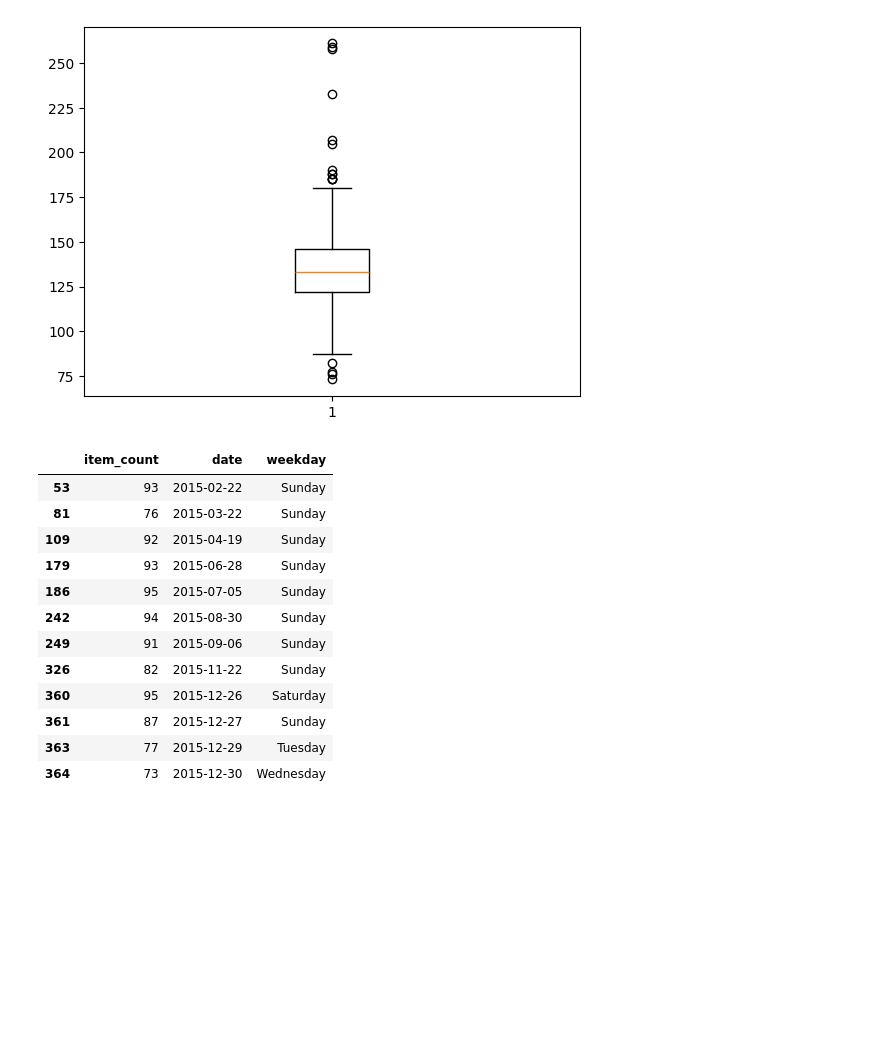
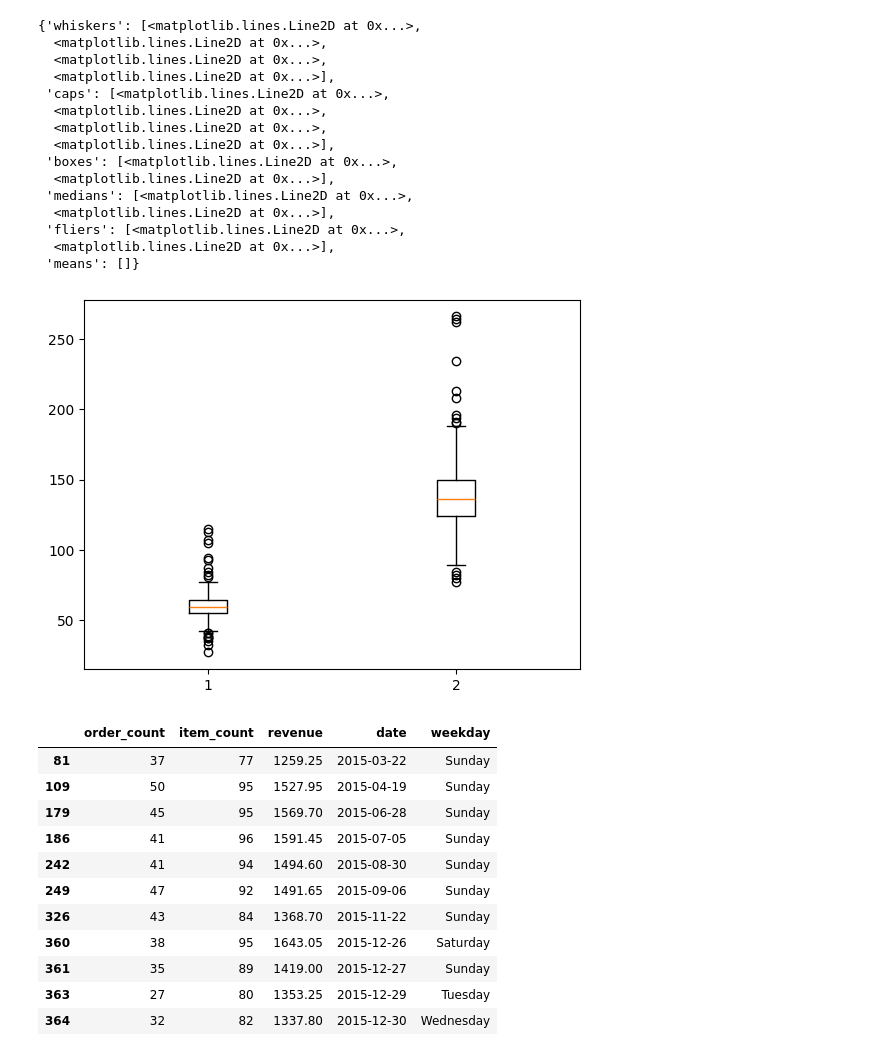
Before and after one commit to spencers145/pizza-study, a Jupyter notebook: study.ipynb, the cells around one changed output. Cells and saved outputs as stored; diff of their text form; code cells hidden in the pictures; blank space fills up the shorter version.

Commit message:
Examine Popular Days and Weekday Popularity

```diff
--- a/study.ipynb
+++ b/study.ipynb
@@ -50,16 +56,22 @@ pyplot.xticks([0, 60, 121, 182, 244, 305], ["January", "March", "May", "July", "
 # %%
 #let's find some outliers
-pyplot.boxplot(x = daily_sales["item_count"])
+pyplot.boxplot(x = [daily_sales["order_count"], daily_sales["item_count"]])
 
-#this looks exceptionally normal/symmetrical around the inner 90% of values
-#proceed to find outliers via 2IQR method
-q_25 = daily_sales["item_count"].quantile(0.25)
-q_75 = daily_sales["item_count"].quantile(0.75)
-
-iqr = q_75 - q_25
-q_50 = daily_sales["item_count"].quantile(0.5)
-
-high_days = daily_sales[daily_sales["item_count"] > q_50 + 1.5*iqr]
-low_days = daily_sales[daily_sales["item_count"] < q_50 - 1.5*iqr]
+#this looks very normal/symmetrical around the inner 90%ish of values
 # %% [output]
+{'whiskers': [<matplotlib.lines.Line2D at 0x...>,
+  <matplotlib.lines.Line2D at 0x...>,
+  <matplotlib.lines.Line2D at 0x...>,
+  <matplotlib.lines.Line2D at 0x...>],
+ 'caps': [<matplotlib.lines.Line2D at 0x...>,
+  <matplotlib.lines.Line2D at 0x...>,
+  <matplotlib.lines.Line2D at 0x...>,
+  <matplotlib.lines.Line2D at 0x...>],
+ 'boxes': [<matplotlib.lines.Line2D at 0x...>,
+  <matplotlib.lines.Line2D at 0x...>],
+ 'medians': [<matplotlib.lines.Line2D at 0x...>,
+  <matplotlib.lines.Line2D at 0x...>],
+ 'fliers': [<matplotlib.lines.Line2D at 0x...>,
+  <matplotlib.lines.Line2D at 0x...>],
+ 'means': []}
-[figure, old version]
+[figure, new version]
@@ -66,19 +96,18 @@ low_days = daily_sales[daily_sales["item_count"] < q_50 - 1.5*iqr]
 # %%
-low_days
+low_items
 # nearly all the lowest days are on sundays
 # the lowest days near the end of the year are right after christmas.
 # people do not order much pizza around that time apparently (notice the graph)
 # %% [output]
-|  | item_count | date | weekday |
-| 53 | 93 | 2015-02-22 | Sunday |
-| 81 | 76 | 2015-03-22 | Sunday |
-| 109 | 92 | 2015-04-19 | Sunday |
-| 179 | 93 | 2015-06-28 | Sunday |
-| 186 | 95 | 2015-07-05 | Sunday |
-| 242 | 94 | 2015-08-30 | Sunday |
-| 249 | 91 | 2015-09-06 | Sunday |
-| 326 | 82 | 2015-11-22 | Sunday |
-| 360 | 95 | 2015-12-26 | Saturday |
-| 361 | 87 | 2015-12-27 | Sunday |
-| 363 | 77 | 2015-12-29 | Tuesday |
-| 364 | 73 | 2015-12-30 | Wednesday |
+|  | order_count | item_count | revenue | date | weekday |
+| 81 | 37 | 77 | 1259.25 | 2015-03-22 | Sunday |
+| 109 | 50 | 95 | 1527.95 | 2015-04-19 | Sunday |
+| 179 | 45 | 95 | 1569.70 | 2015-06-28 | Sunday |
+| 186 | 41 | 96 | 1591.45 | 2015-07-05 | Sunday |
+| 242 | 41 | 94 | 1494.60 | 2015-08-30 | Sunday |
+| 249 | 47 | 92 | 1491.65 | 2015-09-06 | Sunday |
+| 326 | 43 | 84 | 1368.70 | 2015-11-22 | Sunday |
+| 360 | 38 | 95 | 1643.05 | 2015-12-26 | Saturday |
+| 361 | 35 | 89 | 1419.00 | 2015-12-27 | Sunday |
+| 363 | 27 | 80 | 1353.25 | 2015-12-29 | Tuesday |
+| 364 | 32 | 82 | 1337.80 | 2015-12-30 | Wednesday |
```
Also changed, not shown: parts of 10 cells of this notebook.
